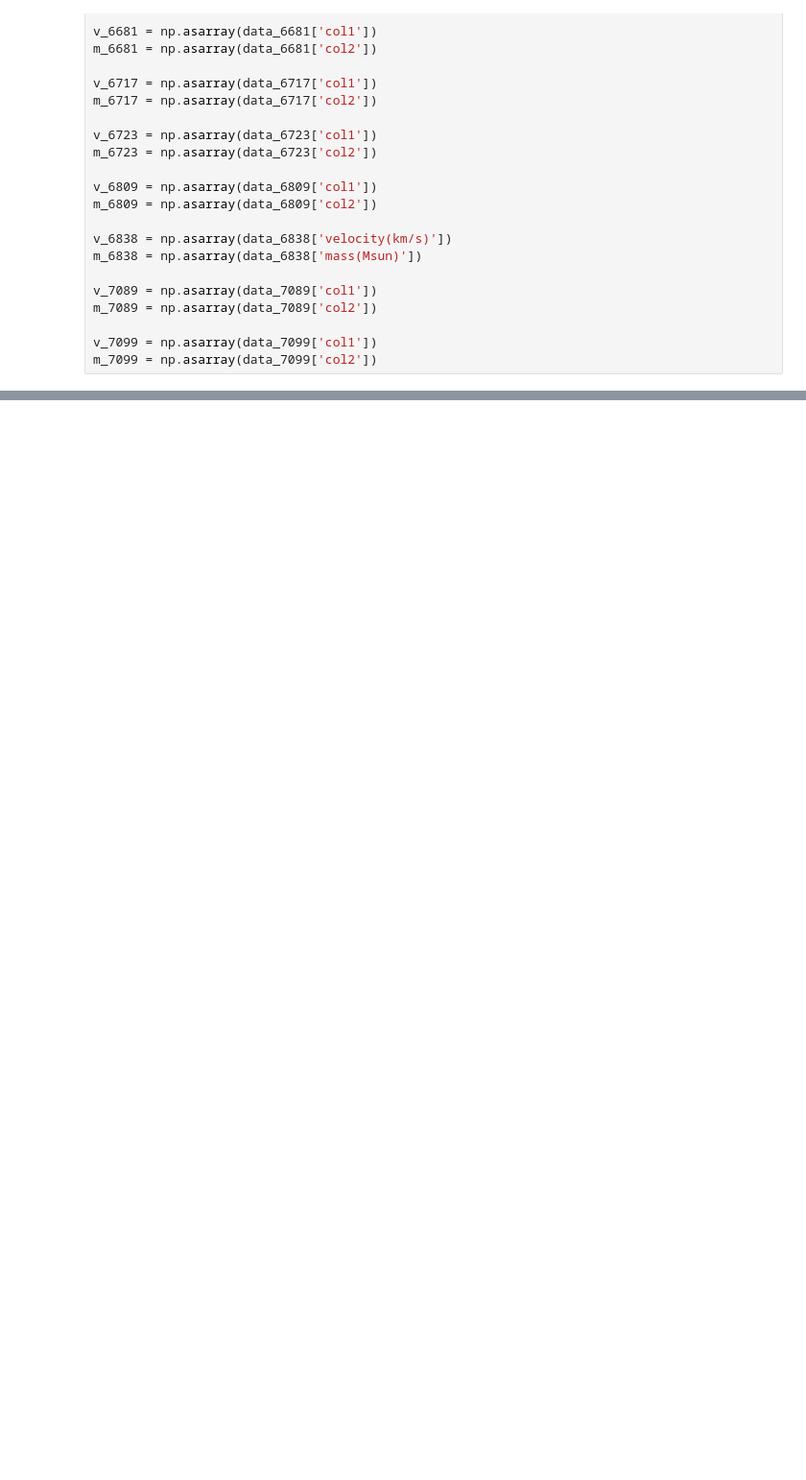
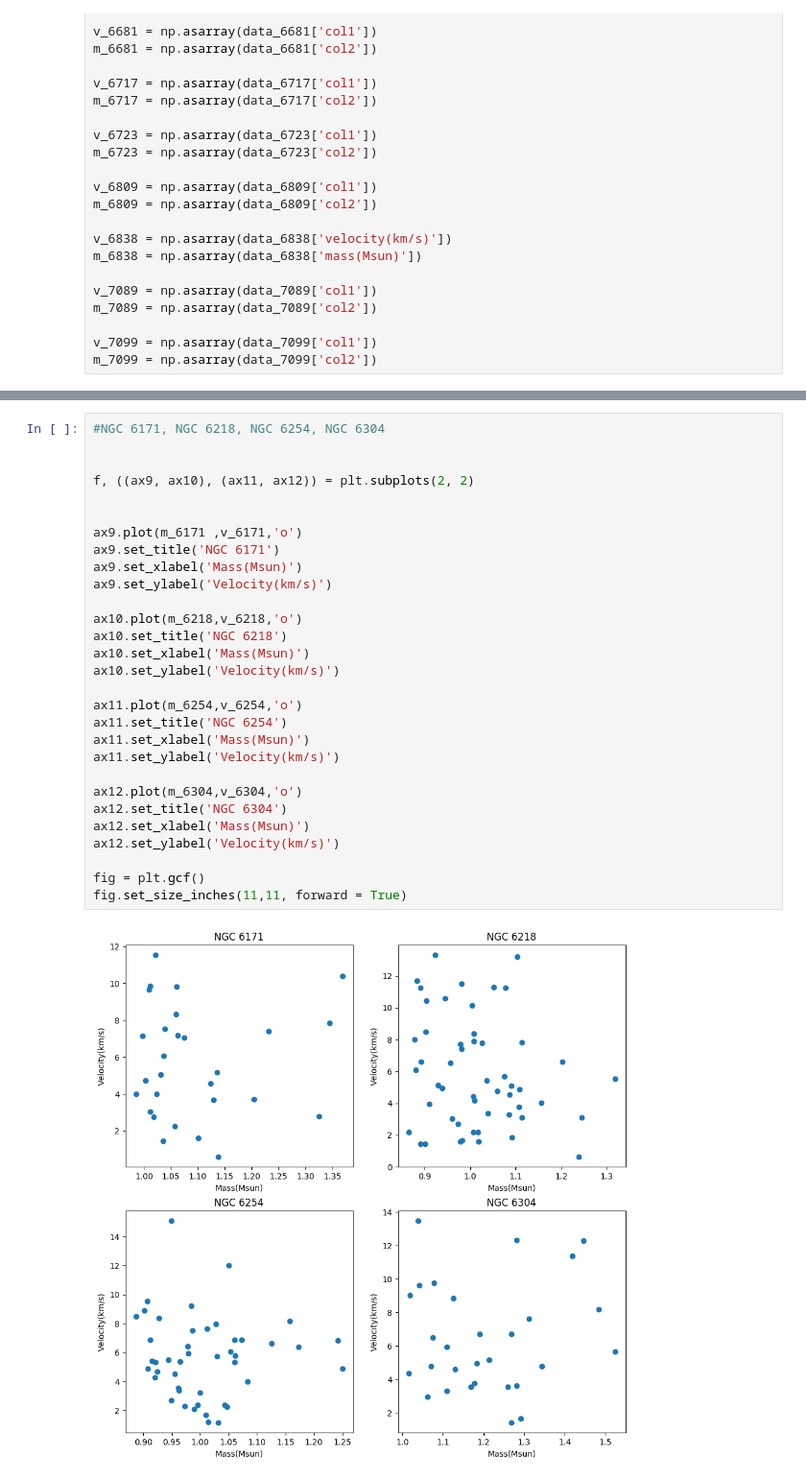
Before and after one commit to teresapan/Blue_stragglers, a Jupyter notebook: Research_SU17.ipynb, the cells around one changed output, grey strips where cells are left out. Shown at 96% size. Cells and saved outputs as stored; diff of their text form; blank space fills up the shorter version.

```diff
--- a/Research_SU17.ipynb
+++ b/Research_SU17.ipynb
@@ -199,0 +192,31 @@ df[:3]
+# %%
+#NGC 6171, NGC 6218, NGC 6254, NGC 6304
+
+
+f, ((ax9, ax10), (ax11, ax12)) = plt.subplots(2, 2)
+
+
+ax9.plot(m_6171 ,v_6171,'o')
+ax9.set_title('NGC 6171')
+ax9.set_xlabel('Mass(Msun)')
+ax9.set_ylabel('Velocity(km/s)')
+
+ax10.plot(m_6218,v_6218,'o')
+ax10.set_title('NGC 6218')
+ax10.set_xlabel('Mass(Msun)')
+ax10.set_ylabel('Velocity(km/s)')
+
+ax11.plot(m_6254,v_6254,'o')
+ax11.set_title('NGC 6254')
+ax11.set_xlabel('Mass(Msun)')
+ax11.set_ylabel('Velocity(km/s)')
+
+ax12.plot(m_6304,v_6304,'o')
+ax12.set_title('NGC 6304')
+ax12.set_xlabel('Mass(Msun)')
+ax12.set_ylabel('Velocity(km/s)')
+
+fig = plt.gcf()
+fig.set_size_inches(11,11, forward = True)
+# %% [output]
+[figure, added]
```
Also changed, not shown: parts of 15 cells of this notebook, 4 other files.
